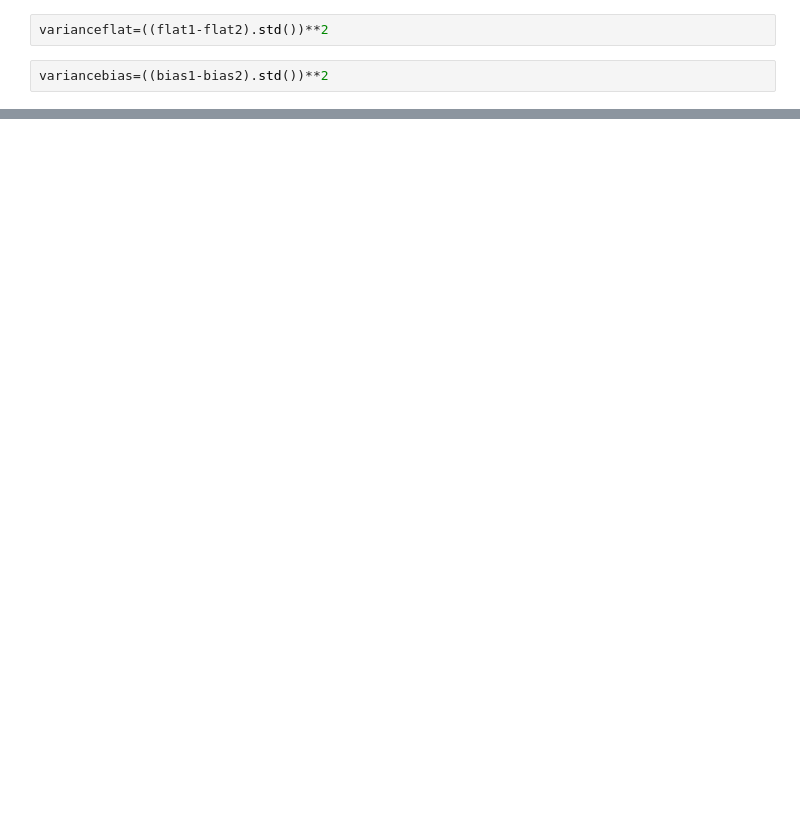
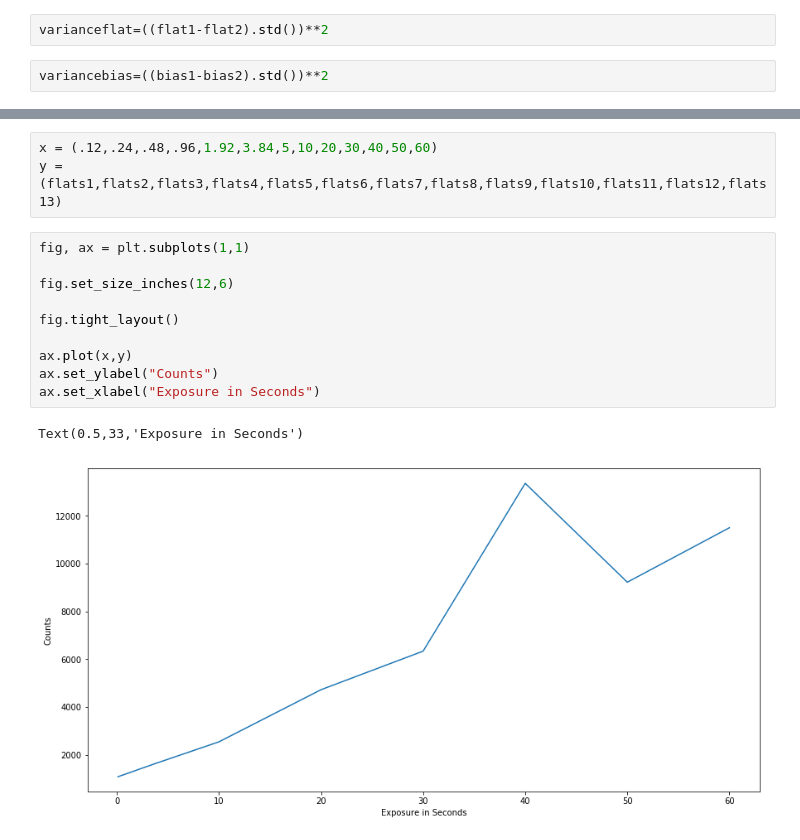
Before and after one commit to Higgins00/Sp2018, a Jupyter notebook: MichaelHiggins/CCDCode.ipynb, the cells around one changed output, grey strips where cells are left out. Drawn from its saved outputs; the diff is of its cells as text; blank space fills up the shorter version.

```diff
--- a/MichaelHiggins/CCDCode.ipynb
+++ b/MichaelHiggins/CCDCode.ipynb
@@ -81,0 +147,16 @@ gain
+# %%
+x = (.12,.24,.48,.96,1.92,3.84,5,10,20,30,40,50,60)
+y = (flats1,flats2,flats3,flats4,flats5,flats6,flats7,flats8,flats9,flats10,flats11,flats12,flats13)
+# %%
+fig, ax = plt.subplots(1,1)
+
+fig.set_size_inches(12,6)
+
+fig.tight_layout()
+
+ax.plot(x,y)
+ax.set_ylabel("Counts")
+ax.set_xlabel("Exposure in Seconds")
+# %% [output]
+Text(0.5,33,'Exposure in Seconds')
+[figure, added]
```
Also changed, not shown: parts of 14 cells of this notebook.
